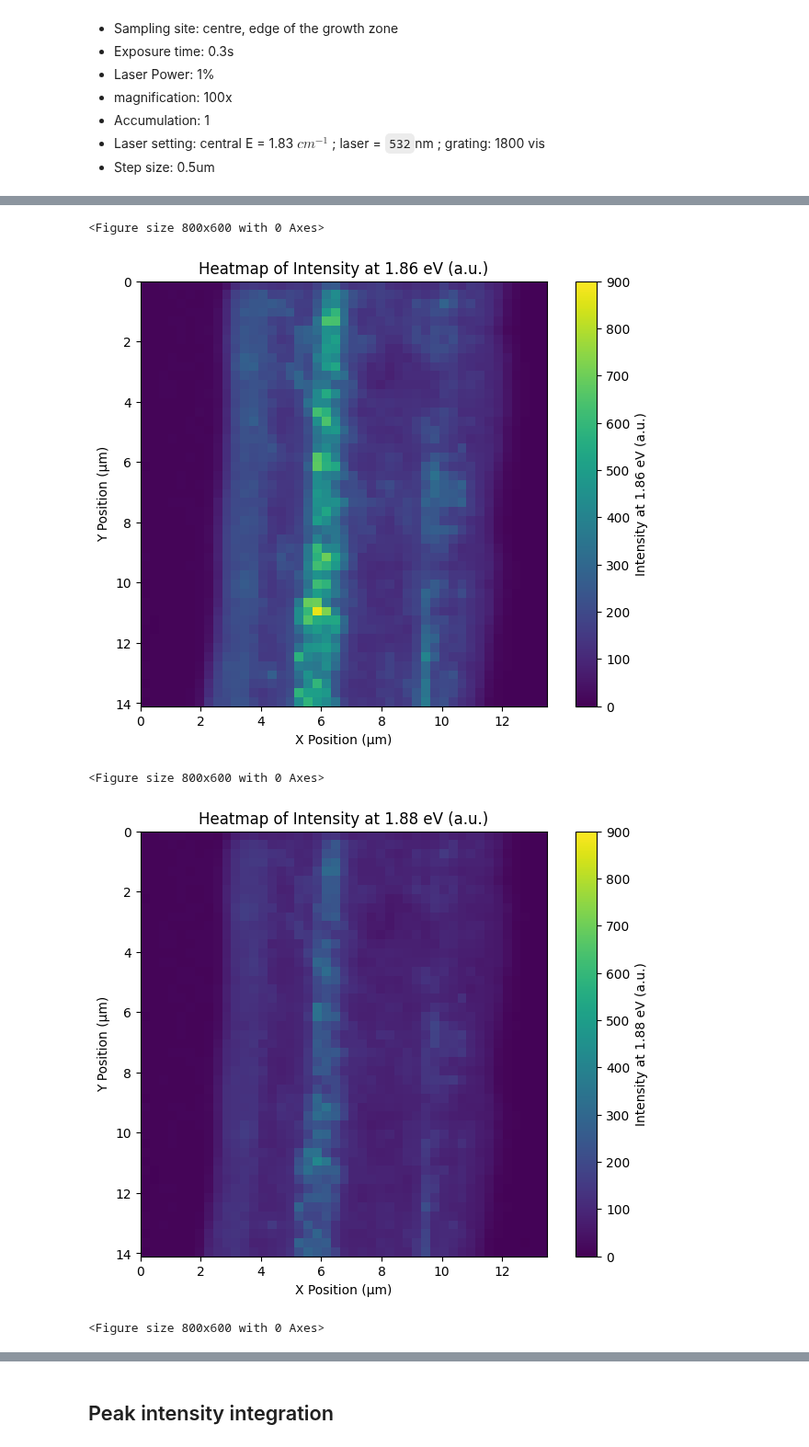
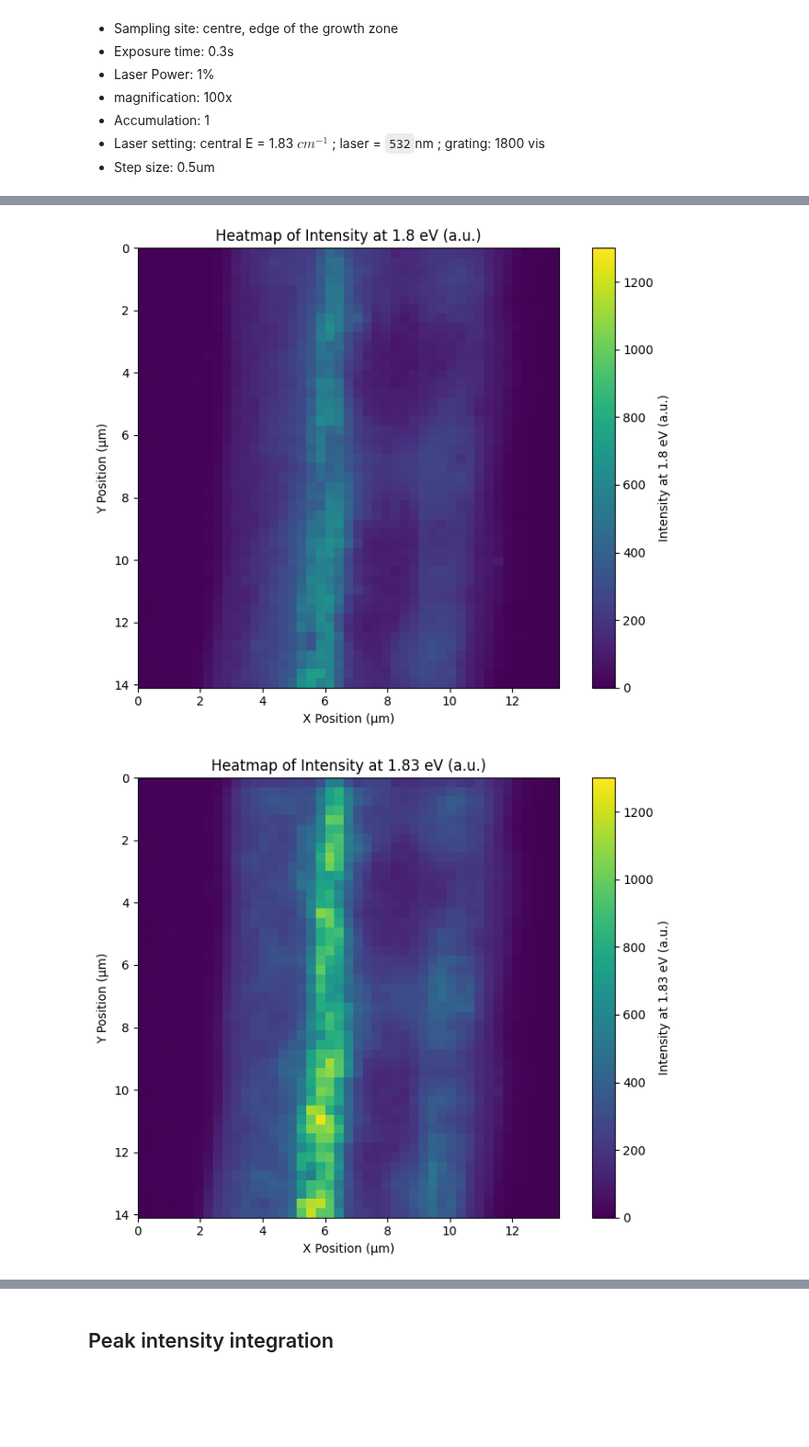
Before and after one commit to barry063/RamanPL_2D, a Jupyter notebook: example-usage/Mapping/Mapping PL txt Example.ipynb, the cells around one changed output, grey strips where cells are left out. Shown at 92% size. Cells and saved outputs as stored; diff of their text form; code cells hidden in the pictures; blank space fills up the shorter version.

```diff
--- a/example-usage/Mapping/Mapping PL txt Example.ipynb
+++ b/example-usage/Mapping/Mapping PL txt Example.ipynb
@@ -20,8 +20,8 @@ from ramanpl import Mapping
 
 # Define custom peaks and data range
 custom_peaks = {
-    'Exciton': ([1.82, 0, 0], [1.9, 100, 100]),
-    'Trion': ([1.76, 0, 0], [1.86, 100, 50])      # trion peak also fit if you think this is necesseary
+    'Exciton': ([1.82, 0, 0], [1.9, 0.05, 0.1]),
+    'Trion': ([1.76, 0, 0], [1.86, 0.05, 0.05])      # trion peak also fit if you think this is necesseary
 }
 data_range = (0, 1012)      # by default, 1800vis grating gives 1013 data intensity measurement points
 
@@ -34,16 +34,13 @@ pl_map = Mapping.PLMapping(
     background_remove=False,     # background_remove = True if you want to remove background
     smoothing=False,             # smoothing=True if you want to smooth noisy signal
     baseline_method='poly',     # Options: 'poly', 'gaussian'
-    data_range=data_range       # If no data_range is given it will fit all over the spectrum
+    data_range=data_range,       # If no data_range is given it will fit all over the spectrum
+    normalize=False              # Normalize only affect how data is displyaed in heatmap, not fitting
 )
 # Fit the spectral data
-pl_map.fit_spectra()
+pl_map.fit_spectra(warm_start=False, reset_on_fail=True)
 
 # Plot exciton/trion position heatmap
 pl_map.plot_heatmap(data_type='exciton_position')
 pl_map.plot_heatmap(data_type='trion_position')
-
-# Plot exciton/trion intensity heatmap
-pl_map.plot_heatmap(data_type='exciton_intensity',filter_range=[0,2000])
-pl_map.plot_heatmap(data_type='trion_intensity',filter_range=[0,2000])
 # %% [output]
@@ -58,11 +61,10 @@ pl_map.plot_heatmap(data_type='trion_intensity',filter_range=[0,2000])
 # %%
 # Plot intensity at a specific eV (1.86 - 1.89eV)
 
-for E in [1.86, 1.88, 1.90]:
-    pl_map.plot_heatmap(data_type='specific_intensity', specific_xdata=E,filter_range=[0,900])
+for E in [1.8, 1.83, 1.85]:
+    pl_map.plot_heatmap(data_type='specific_intensity', specific_xdata=E,
+                        filter_range=[0,1300]
+                        )
 # %% [output]
-<Figure size 800x600 with 0 Axes>
-[figure, old version]
+[figure, new version]
-<Figure size 800x600 with 0 Axes>
-[figure, old version]
+[figure, new version]
-<Figure size 800x600 with 0 Axes>
```
Also changed, not shown: parts of 4 cells of this notebook, 9 other files.
